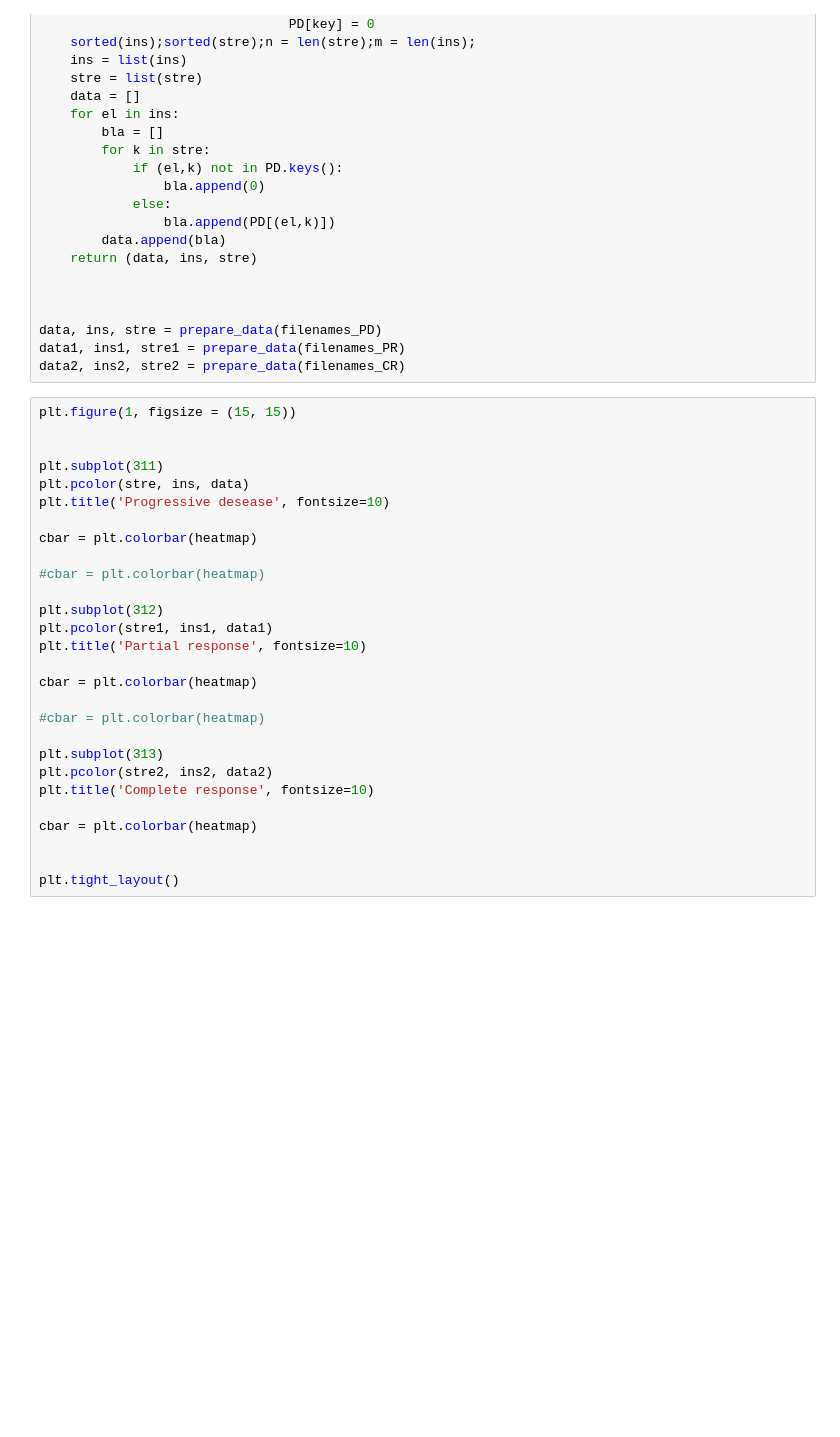
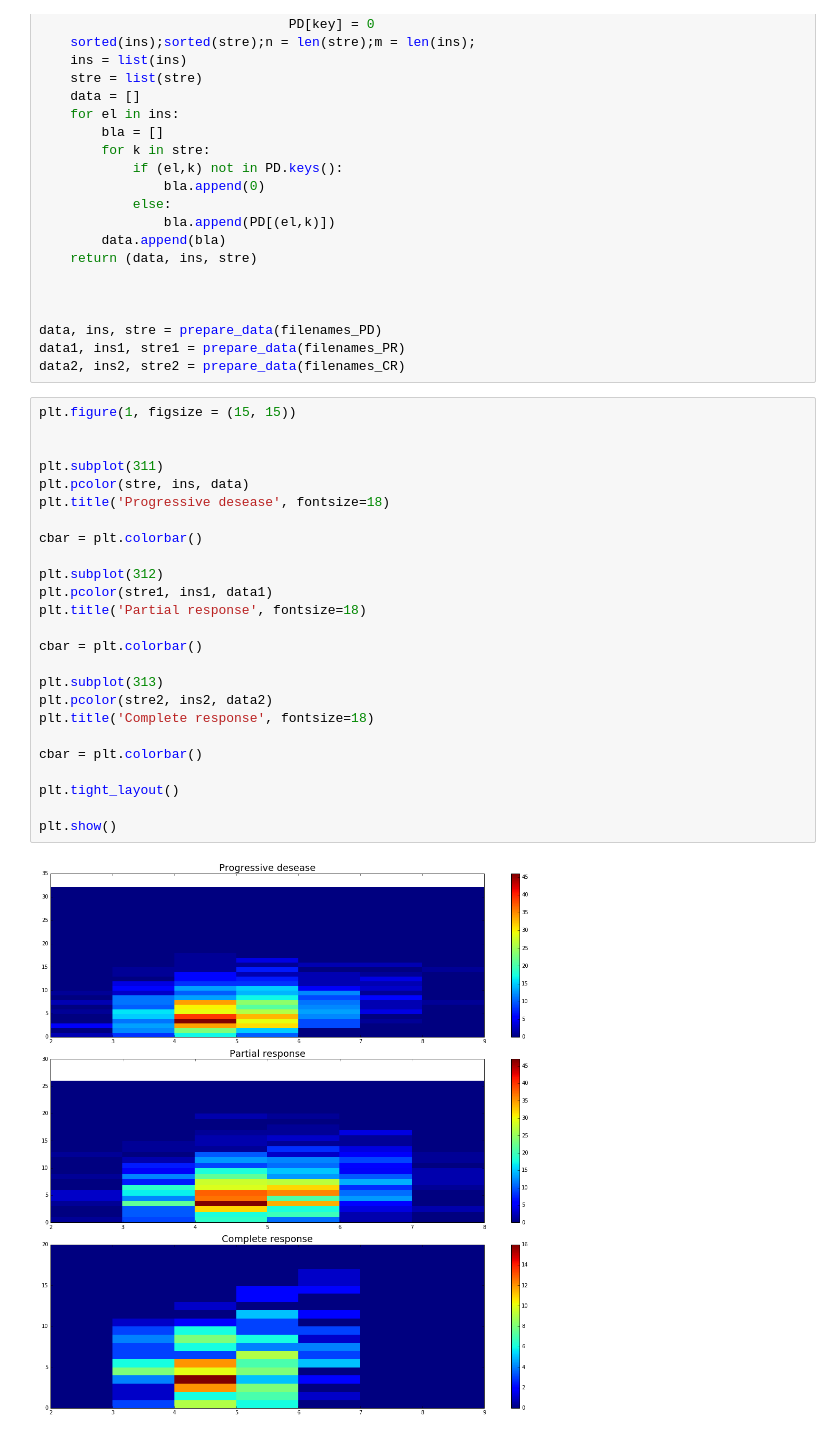
Before and after one commit to antigenomics/til-tcr-analysis, a Jupyter notebook: data+python/Hugo/heat map hugo.ipynb, the cells around one changed output. Saved outputs shown, nothing was run; the diff lists cells and outputs as text; blank space fills up the shorter version.

```diff
--- a/data+python/Hugo/heat map hugo.ipynb
+++ b/data+python/Hugo/heat map hugo.ipynb
@@ -63,28 +63,27 @@ data2, ins2, stre2 = prepare_data(filenames_CR)
 # %%
 plt.figure(1, figsize = (15, 15))
 
 
 plt.subplot(311)
 plt.pcolor(stre, ins, data)
-plt.title('Progressive desease', fontsize=10)
+plt.title('Progressive desease', fontsize=18)
 
-cbar = plt.colorbar(heatmap)
-
-#cbar = plt.colorbar(heatmap)
+cbar = plt.colorbar()
 
 plt.subplot(312)
 plt.pcolor(stre1, ins1, data1)
-plt.title('Partial response', fontsize=10)
+plt.title('Partial response', fontsize=18)
 
-cbar = plt.colorbar(heatmap)
-
-#cbar = plt.colorbar(heatmap)
+cbar = plt.colorbar()
 
 plt.subplot(313)
 plt.pcolor(stre2, ins2, data2)
-plt.title('Complete response', fontsize=10)
+plt.title('Complete response', fontsize=18)
 
-cbar = plt.colorbar(heatmap)
-
+cbar = plt.colorbar()
 
 plt.tight_layout()
+
+plt.show()
+# %% [output]
+[figure, added]
```
